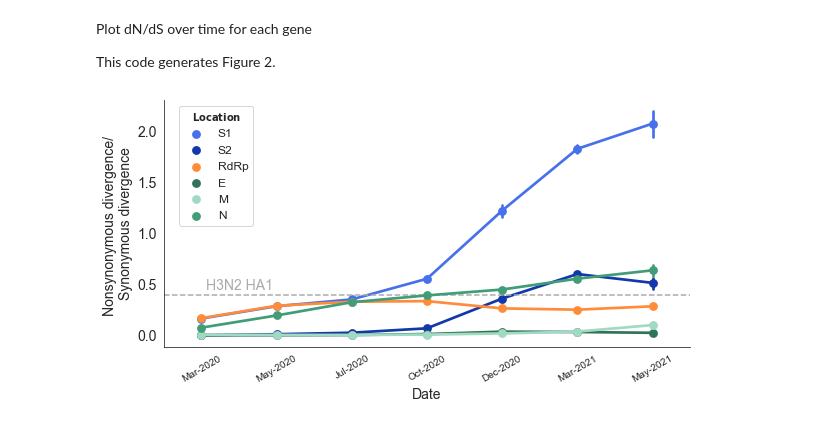
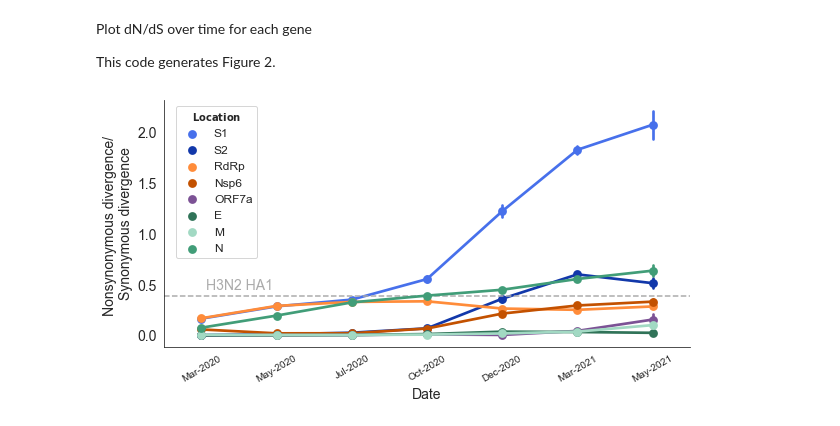
Before and after one commit to blab/sarscov2-adaptive-evolution, a Jupyter notebook: analysis/fig2-divergence.ipynb, the cells around one changed output. Saved outputs shown, nothing was run; the diff lists cells and outputs as text; code cells hidden in the pictures.

```diff
--- a/analysis/fig2-divergence.ipynb
+++ b/analysis/fig2-divergence.ipynb
@@ -147,6 +147,22 @@ def find_divergence_in_window(window_len=0.2):
 
                     s2_n_over_s = s2_div/s2_syn_div
 
+                    nsp6_div = len(node.node_attrs["changes_from_ref"]['nsp6_non'])/(gene_lengths_aa['Nsp6']*3*(438/576))
+                    if len(node.node_attrs["changes_from_ref"]['nsp6_syn']) == 0:
+                        nsp6_syn_div = 1/(gene_lengths_aa['Nsp6']*3*(138/576))
+                    else:
+                        nsp6_syn_div = (len(node.node_attrs["changes_from_ref"]['nsp6_syn'])+1)/(gene_lengths_aa['Nsp6']*3*(138/576))
+
+                    nsp6_n_over_s = nsp6_div/nsp6_syn_div
+
+                    orf7a_div = len(node.node_attrs["changes_from_ref"]['orf7a_non'])/(gene_lengths_aa['ORF7a']*3*(438/576))
+                    if len(node.node_attrs["changes_from_ref"]['orf7a_syn']) == 0:
+                        orf7a_syn_div = 1/(gene_lengths_aa['ORF7a']*3*(138/576))
+                    else:
+                        orf7a_syn_div = (len(node.node_attrs["changes_from_ref"]['orf7a_syn'])+1)/(gene_lengths_aa['ORF7a']*3*(138/576))
+
+                    orf7a_n_over_s = orf7a_div/orf7a_syn_div
+
 
 
 
@@ -163,6 +179,11 @@ def find_divergence_in_window(window_len=0.2):
                                              'dn/ds':m_n_over_s, 'location': 'M'})
                     window_dnds_info.append({'window_start': round(start_date,2), 'window_end': round(end_date,2),
                                              'dn/ds':s2_n_over_s, 'location': 'S2'})
+                    window_dnds_info.append({'window_start': round(start_date,2), 'window_end': round(end_date,2),
+                                             'dn/ds':nsp6_n_over_s, 'location': 'Nsp6'})
+                    window_dnds_info.append({'window_start': round(start_date,2), 'window_end': round(end_date,2),
+                                             'dn/ds':orf7a_n_over_s, 'location': 'ORF7a'})
+
 
 
 
@@ -200,26 +221,27 @@ This code generates Figure 2.
 # %%
 fig, ax = plt.subplots(figsize=(8,4))
 plt.tight_layout()
 sns.set_style("white")
-cmap = {'RdRp':"#ff8c3a", 'S1':"#4770eb", 'E': '#307358', 'N': '#419D78', 'M': '#a2d9c3', 'S2': '#1238aa'}
+cmap = {'RdRp':"#ff8c3a", 'S1':"#4770eb", 'E': '#307358', 'N': '#419D78',
+        'M': '#a2d9c3', 'S2': '#1238aa', 'Nsp6':"#c35100", 'ORF7a':'#7c5295'}
 
 sns.pointplot(x='window_end', y='dn/ds', hue='location', palette=cmap,
-              data=window_dnds, hue_order=['S1', 'S2', 'RdRp', 'E', 'M', 'N'],
+              data=window_dnds, hue_order=['S1', 'S2', 'RdRp', 'Nsp6', 'ORF7a', 'E', 'M', 'N'],
               ci=95, ax=ax)
 sns.despine(left=False, bottom=False)
 ax.set_xlabel('Date', fontsize=14)
 ax.set_ylabel('Nonsynonymous divergence/ \nSynonymous divergence', fontsize=14)
 ax.tick_params(axis='y', which='major', labelsize=14)
 ax.set_xticks([p for p in ax.get_xticks()])
 ax.set_xticklabels([DateToStr(float(t.get_text())) for t in ax.get_xticklabels()], rotation=30)
 
 
 handles, labels = ax.get_legend_handles_labels()
 lgd = ax.legend(handles, labels, loc='upper center', fontsize=12, bbox_to_anchor=(0.1, 1.0),
                  title = r'$\bf{Location}$')
 ax.axhline(y=0.39, color="#ABABAB", linestyle = '--')
 ax.annotate(text='H3N2 HA1', xy=(0.08, 0.23), xycoords='axes fraction', color="#ABABAB", fontsize=14)
 
 fig.savefig('plots/fig2_divergence.png', dpi=300, bbox_inches='tight')
 # %% [output]
-[figure, old version]
+[figure, new version]
```
